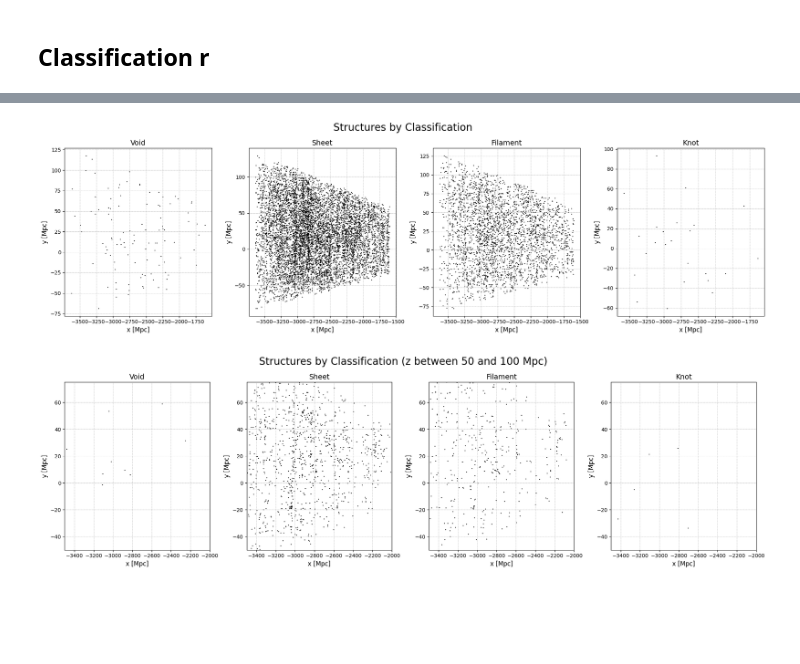
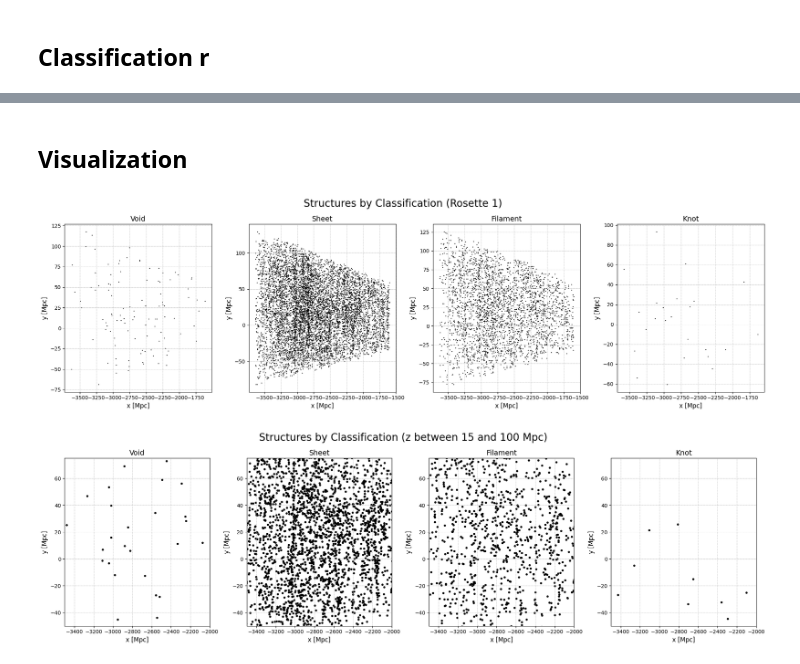
Before and after one commit to soguevaram/DESI, a Jupyter notebook: 20250704_Classification_LRG.ipynb, the cells around one changed output, grey strips where cells are left out. Cells and saved outputs as stored; diff of their text form; code cells hidden in the pictures; blank space fills up the shorter version.

```diff
--- a/20250704_Classification_LRG.ipynb
+++ b/20250704_Classification_LRG.ipynb
@@ -156,7 +159,7 @@ def section(data):
     new_data = new_df.iloc[:]
     return (new_data)
 # %%
-section_data = section(data_all['rosette_1'])
+section_data = data_all['rosette_1']
 
 void     = section_data[section_data['classification'] == 'void']
 sheet    = section_data[section_data['classification'] == 'sheet']
@@ -181,3 +172,5 @@ section_data
+# %% [markdown]
+## Visualization
 # %%
 fig, ax = plt.subplots(1, 4, figsize=(20, 6))
 axes = ax.flatten()
@@ -194,36 +187,36 @@ for i in range(4):
     #axes[i].set_xlim(-2450,-2400)
     #axes[i].set_ylim(1350,1450)
 
-fig.suptitle('Structures by Classification', fontsize=20)
+fig.suptitle('Structures by Classification (Rosette 1)', fontsize=20)
 plt.tight_layout()
 
 plt.show()
 # %% [output]
-[figure, old version]
+[figure, new version]
 # %%
-z_slice = (50, 100)
+z_slice = (15, 100)
 
 fig, ax = plt.subplots(1, 4, figsize=(20, 6))
 axes = ax.flatten()
 
 classes = [void, sheet, filament, knot]
 titles = ['Void', 'Sheet', 'Filament', 'Knot']
 
 for i in range(4):
     mask_z = (classes[i]['z'] >= z_slice[0]) & (classes[i]['z'] <= z_slice[1])
     data_filtered = classes[i][mask_z]
 
-    axes[i].scatter(data_filtered['x'], data_filtered['y'], c='k', s=0.5)
+    axes[i].scatter(data_filtered['x'], data_filtered['y'], c='k', s=10)
     axes[i].set_title(titles[i], fontsize=14)
     axes[i].set_xlabel('x [Mpc]', size=12)
     axes[i].set_ylabel('y [Mpc]', size=12)
     axes[i].grid(True, which='both', linestyle='--', linewidth=0.5)
     axes[i].set_xlim(-3500,-2000)
     axes[i].set_ylim(-50,75)
 
 fig.suptitle(f'Structures by Classification (z between {z_slice[0]} and {z_slice[1]} Mpc)', fontsize=20)
 plt.tight_layout()
 plt.show()
 # %% [output]
-[figure, old version]
+[figure, new version]
 # %%
```
Also changed, not shown: parts of 10 cells of this notebook.
